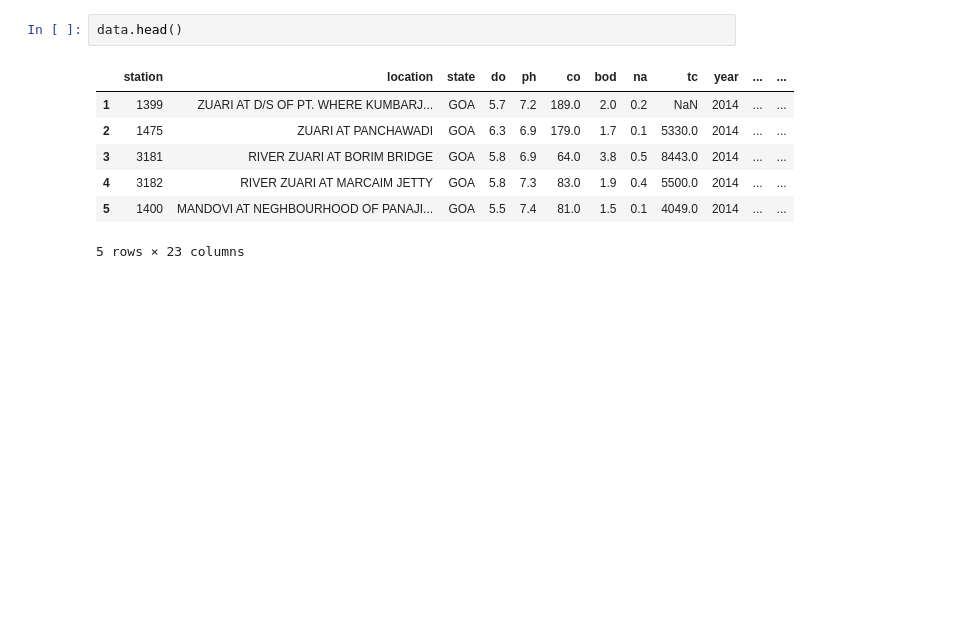
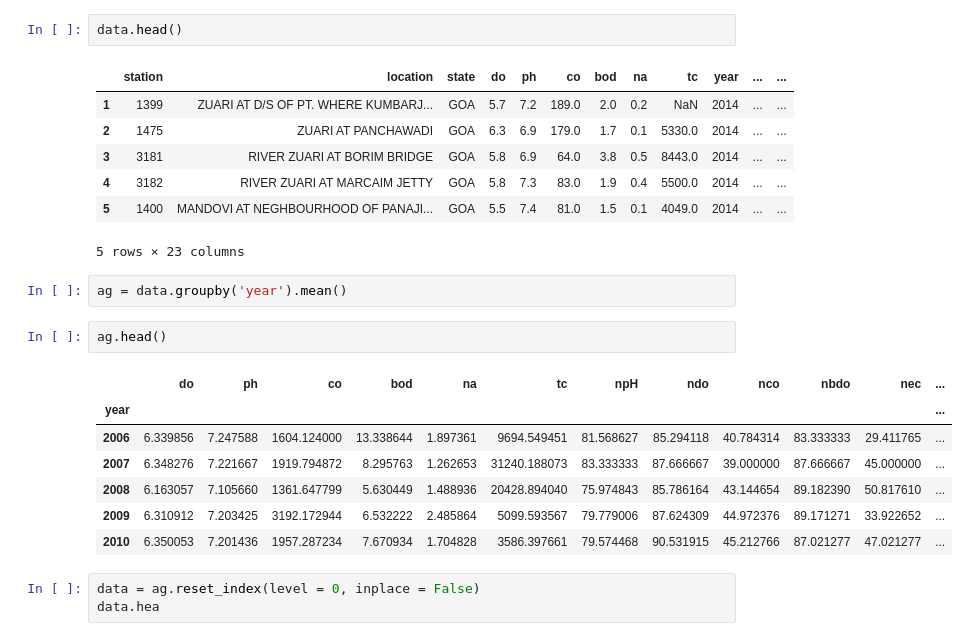
Before and after one commit to katreparitosh/Water-Quality-Analysis, a Jupyter notebook: Code/Water-Quaity-Kernel.ipynb, the cells around one changed output. Drawn from its saved outputs; the diff is of its cells as text; blank space fills up the shorter version.

```diff
--- a/Code/Water-Quaity-Kernel.ipynb
+++ b/Code/Water-Quaity-Kernel.ipynb
@@ -205,3 +205,18 @@ data.head()
 | 4 | 3182 | RIVER ZUARI AT MARCAIM JETTY | GOA | 5.8 | 7.3 | 83.0 | 1.9 | 0.4 | 5500.0 | 2014 | ... | ... |
 | 5 | 1400 | MANDOVI AT NEGHBOURHOOD OF PANAJI... | GOA | 5.5 | 7.4 | 81.0 | 1.5 | 0.1 | 4049.0 | 2014 | ... | ... |
 5 rows × 23 columns
+# %%
+ag = data.groupby('year').mean()
+# %%
+ag.head()
+# %% [output]
+|  | do | ph | co | bod | na | tc | npH | ndo | nco | nbdo | nec | ... |
+| year |  |  |  |  |  |  |  |  |  |  |  | ... |
+| 2006 | 6.339856 | 7.247588 | 1604.124000 | 13.338644 | 1.897361 | 9694.549451 | 81.568627 | 85.294118 | 40.784314 | 83.333333 | 29.411765 | ... |
+| 2007 | 6.348276 | 7.221667 | 1919.794872 | 8.295763 | 1.262653 | 31240.188073 | 83.333333 | 87.666667 | 39.000000 | 87.666667 | 45.000000 | ... |
+| 2008 | 6.163057 | 7.105660 | 1361.647799 | 5.630449 | 1.488936 | 20428.894040 | 75.974843 | 85.786164 | 43.144654 | 89.182390 | 50.817610 | ... |
+| 2009 | 6.310912 | 7.203425 | 3192.172944 | 6.532222 | 2.485864 | 5099.593567 | 79.779006 | 87.624309 | 44.972376 | 89.171271 | 33.922652 | ... |
+| 2010 | 6.350053 | 7.201436 | 1957.287234 | 7.670934 | 1.704828 | 3586.397661 | 79.574468 | 90.531915 | 45.212766 | 87.021277 | 47.021277 | ... |
+# %%
+data = ag.reset_index(level = 0, inplace = False)
+data.hea
```
Also changed, not shown: 1 other file.
